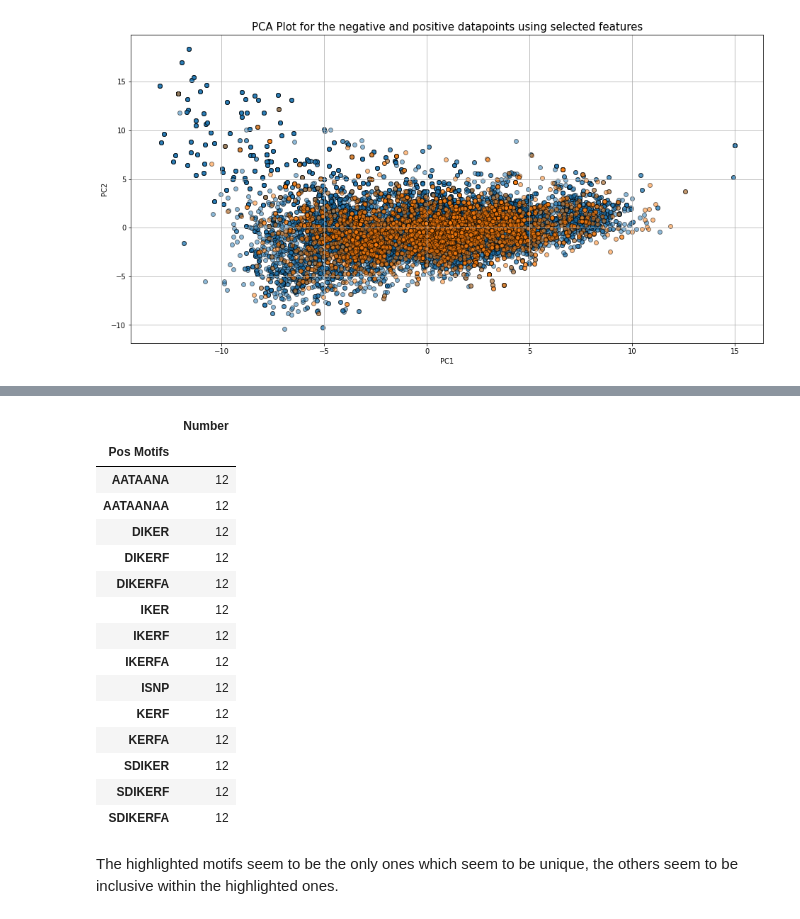
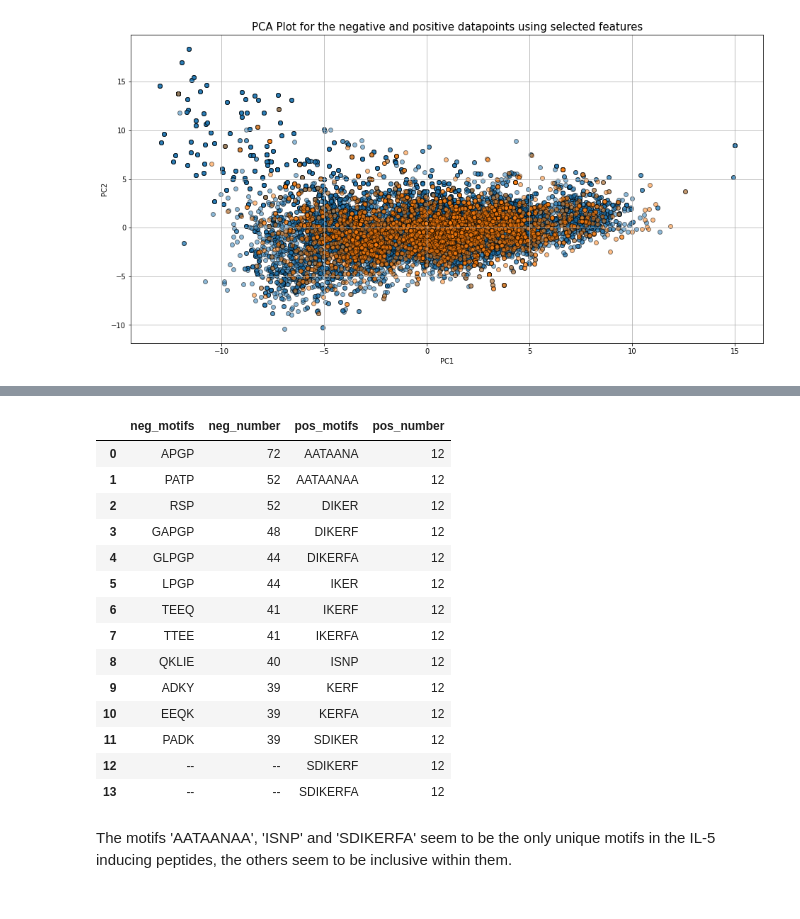
Before and after one commit to Harsheen98/EDA, a Jupyter notebook: IEDB-EDA.ipynb, the cells around one changed output, grey strips where cells are left out. Saved outputs shown, nothing was run; the diff lists cells and outputs as text; code cells hidden in the pictures.

```diff
--- a/IEDB-EDA.ipynb
+++ b/IEDB-EDA.ipynb
@@ -727,28 +702,27 @@ pos_motifs = {'AATAANA':12,
 'SDIKER':12,
 'SDIKERF':12,
 'SDIKERFA':12}
-# %%
-pos_motifs_df = pd.DataFrame(data = pos_motifs.values(), index = pos_motifs.keys(), columns = ['Number'])
-pos_motifs_df.index.name = 'Pos Motifs'
-pos_motifs_df.style.apply(lambda x: ['background : yellow'
-                                        if (x.name == 'AATAANAA' or x.name == 'ISNP' or x.name == 'SDIKERFA')
-                                        else '' for i in x], axis=1)
-# %% [output]
-|  | Number |
-| Pos Motifs |  |
-| AATAANA | 12 |
-| AATAANAA | 12 |
-| DIKER | 12 |
-| DIKERF | 12 |
-| DIKERFA | 12 |
-| IKER | 12 |
-| IKERF | 12 |
-| IKERFA | 12 |
-| ISNP | 12 |
-| KERF | 12 |
-| KERFA | 12 |
-| SDIKER | 12 |
-| SDIKERF | 12 |
-| SDIKERFA | 12 |
-# %% [markdown]
-The highlighted motifs seem to be the only ones which seem to be unique, the others seem to be inclusive within the highlighted ones.
+# %%
+motifs_df = pd.DataFrame(data = [neg_motifs.keys(),neg_motifs.values(),pos_motifs.keys(),pos_motifs.values()]).T
+motifs_df.columns = ['neg_motifs','neg_number','pos_motifs','pos_number']
+motifs_df.fillna('--', inplace=True)
+# %%
+motifs_df
+# %% [output]
+|  | neg_motifs | neg_number | pos_motifs | pos_number |
+| 0 | APGP | 72 | AATAANA | 12 |
+| 1 | PATP | 52 | AATAANAA | 12 |
+| 2 | RSP | 52 | DIKER | 12 |
+| 3 | GAPGP | 48 | DIKERF | 12 |
+| 4 | GLPGP | 44 | DIKERFA | 12 |
+| 5 | LPGP | 44 | IKER | 12 |
+| 6 | TEEQ | 41 | IKERF | 12 |
+| 7 | TTEE | 41 | IKERFA | 12 |
+| 8 | QKLIE | 40 | ISNP | 12 |
+| 9 | ADKY | 39 | KERF | 12 |
+| 10 | EEQK | 39 | KERFA | 12 |
+| 11 | PADK | 39 | SDIKER | 12 |
+| 12 | -- | -- | SDIKERF | 12 |
+| 13 | -- | -- | SDIKERFA | 12 |
+# %% [markdown]
+The motifs 'AATAANAA', 'ISNP' and 'SDIKERFA' seem to be the only unique motifs in the IL-5 inducing peptides, the others seem to be inclusive within them.
```
Also changed, not shown: parts of 28 cells of this notebook.
